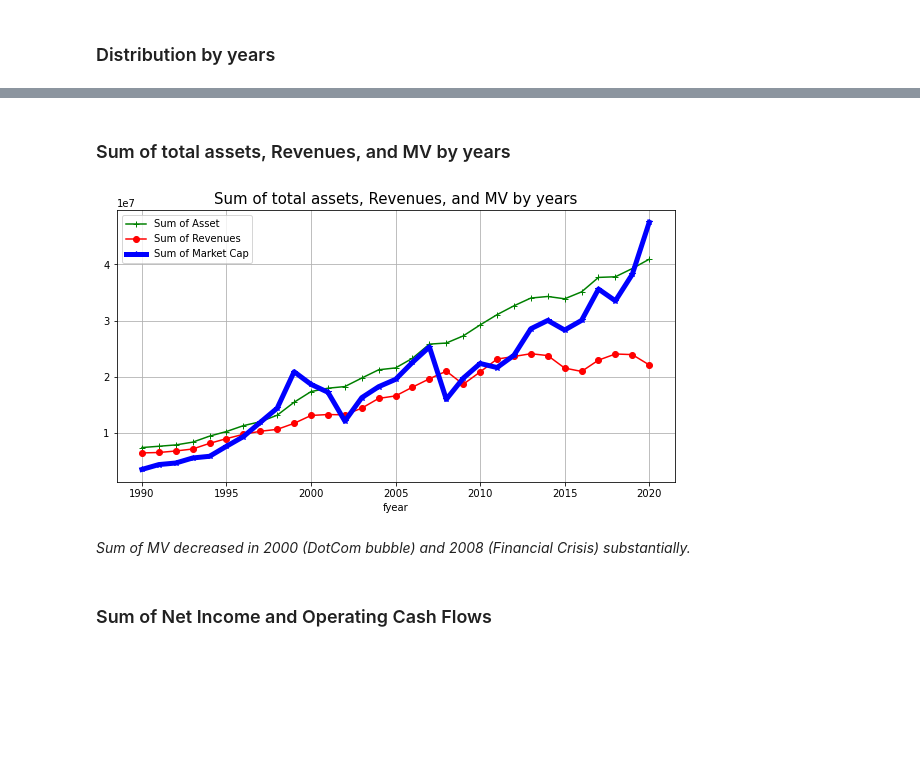
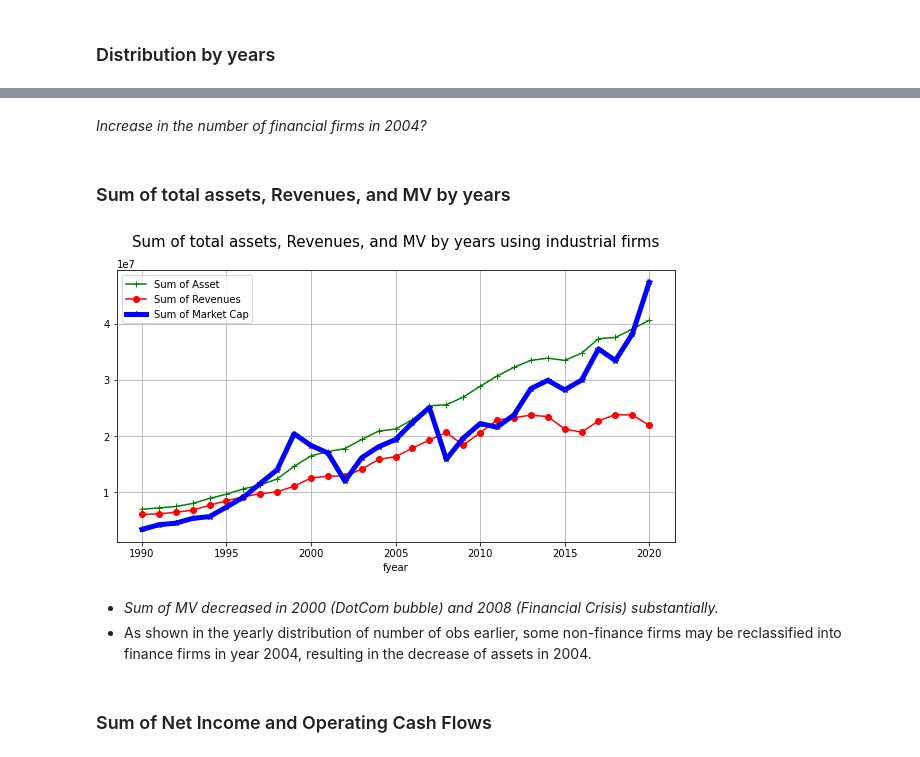
Before and after one commit to jaeyoonyu/jaeyoonyu.github.io, a Jupyter notebook: _code/wrds-download-compustat.ipynb, the cells around one changed output, grey strips where cells are left out. Cells and saved outputs as stored; diff of their text form; code cells hidden in the pictures; blank space fills up the shorter version.

```diff
--- a/_code/wrds-download-compustat.ipynb
+++ b/_code/wrds-download-compustat.ipynb
@@ -31,9 +31,9 @@ df= conn.raw_sql(f"""select conm, gvkey, cik, tic, datadate, au, fyear, at, lt,
                         a.indfmt= 'INDL' and
                         a.datafmt = 'STD' and
                         a.popsrc= 'D' and
-                        a.consol = 'C' and
-                        (a.sich < 6000 or a.sich > 6999)
+                        a.consol = 'C'
                     """)
+df=df.dropna(subset=['cik', 'at', 'sale', 'sich'])
 df= df.sort_values(['gvkey','datadate'])
 df['fyear']= df['fyear'].astype(int)
 df['lev']= df['lt'] / df['at']
@@ -48,3 +48,10 @@ df.head()
 | 2 | AAR CORP | 001004 | 0000001750 | AIR | 1993-05-31 | 6 | 1992 | 365.151 | 175.935 | 382.780 | 0.283 | ... |
 | 3 | AAR CORP | 001004 | 0000001750 | AIR | 1994-05-31 | 6 | 1993 | 417.626 | 228.138 | 407.754 | 9.494 | ... |
 | 4 | AAR CORP | 001004 | 0000001750 | AIR | 1995-05-31 | 6 | 1994 | 425.814 | 228.695 | 451.395 | 10.463 | ... |
+# %%
+df['industrial']= 1
+df.loc[(df.sich >= 6000) & (df.sich < 7000), 'industrial']= 0
+
+df_all= df                     # all firms
+df_ind= df[df.industrial==1]   # indusrial firms
+df_fin= df[df.industrial==0]   # finance firms
@@ -62,15 +93,19 @@ df.groupby(['fyear']).count()['cik'].plot(kind='bar', figsize=(7,4), grid= True,
+# %% [markdown]
+<em>Increase in the number of financial firms in 2004? </em>
 # %% [markdown]
 ### Sum of total assets, Revenues, and MV by years
 # %%
-df.groupby(['fyear']).sum()['at'].plot(kind='line', color= 'g', marker='+', label= 'Sum of Asset')
-df.groupby(['fyear']).sum()['sale'].plot(kind='line', color= 'r', marker='o', label= 'Sum of Revenues')
-df.groupby(['fyear']).sum()['mv'].plot(kind='line', figsize=(10,5), grid= True, color= 'b', marker='*', lw= 5, label= 'Sum of Market Cap')
+df_ind.groupby(['fyear']).sum()['at'].plot(kind='line', color= 'g', marker='+', label= 'Sum of Asset')
+df_ind.groupby(['fyear']).sum()['sale'].plot(kind='line', color= 'r', marker='o', label= 'Sum of Revenues')
+df_ind.groupby(['fyear']).sum()['mv'].plot(kind='line', figsize=(10,5), grid= True, color= 'b', marker='*', lw= 5, label= 'Sum of Market Cap')
 plt.legend()
-plt.title("Sum of total assets, Revenues, and MV by years", fontsize= 15)
+
+plt.title("Sum of total assets, Revenues, and MV by years using industrial firms\n", fontsize= 15)
 plt.show()
 # %% [output]
-[figure, old version]
+[figure, new version]
 # %% [markdown]
-<em>Sum of MV decreased in 2000 (DotCom bubble) and 2008 (Financial Crisis) substantially.</em>
+* <em>Sum of MV decreased in 2000 (DotCom bubble) and 2008 (Financial Crisis) substantially.</em>
+* As shown in the yearly distribution of number of obs earlier, some non-finance firms may be reclassified into finance firms in year 2004, resulting in the decrease of assets in 2004.
 # %% [markdown]
 ### Sum of Net Income and Operating Cash Flows
```
Also changed, not shown: parts of 9 cells of this notebook, 8 other files.
